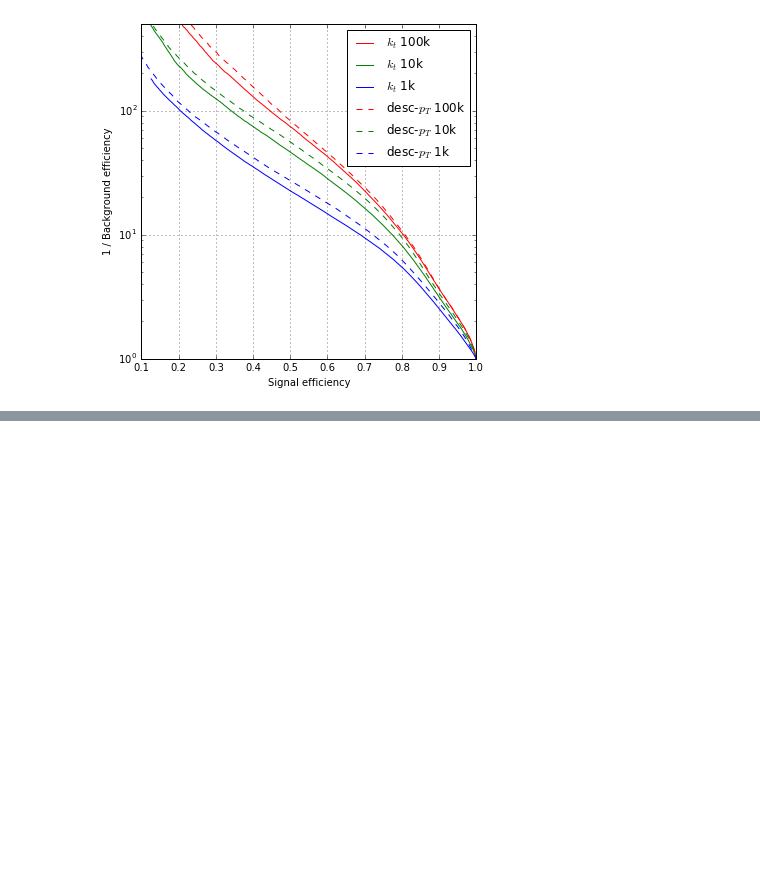
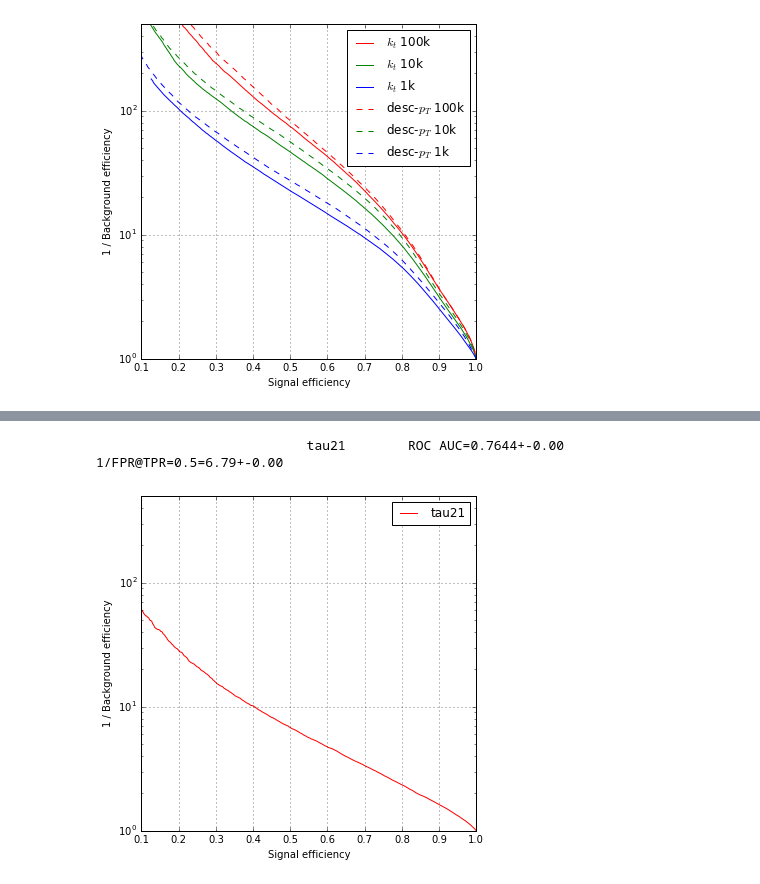
Before and after one commit to glouppe/recnn, a Jupyter notebook: notebooks/jet-study-2.ipynb, the cells around one changed output, grey strips where cells are left out. Cells and saved outputs as stored; diff of their text form; code cells hidden in the pictures; blank space fills up the shorter version.

```diff
--- a/notebooks/jet-study-2.ipynb
+++ b/notebooks/jet-study-2.ipynb
@@ -945,0 +1003,43 @@ plot_show()
+# %%
+tau21 = np.concatenate((signal_tau21, bkg_tau21))
+pts = np.concatenate((signal_pt, bkg_pt))
+masss = np.concatenate((signal_mass, bkg_mass))
+y = np.concatenate((np.ones(len(signal_tau21)), np.zeros(len(bkg_tau21))))
+w = np.zeros(len(X))
+
+pdf, edges = np.histogram(pts[y == 0], density=True, range=[250, 300], bins=50)
+indices = np.searchsorted(edges, pts[y == 0]) - 1
+inv_w = 1. / pdf[indices]
+inv_w /= inv_w.sum()
+w[y==0] = inv_w
+
+pdf, edges = np.histogram(pts[y == 1], density=True, range=[250, 300], bins=50)
+indices = np.searchsorted(edges, pts[y == 1]) - 1
+inv_w = 1. / pdf[indices]
+inv_w /= inv_w.sum()
+w[y==1] = inv_w
+# %%
+def evaluate_models(X, y, w):
+    rocs = []
+    fprs = []
+    tprs = []
+
+    y_pred = X
+
+    # Roc
+    rocs.append(roc_auc_score(y, y_pred, sample_weight=w))
+    fpr, tpr, _ = roc_curve(y, y_pred, sample_weight=w)
+
+    fprs.append(fpr)
+    tprs.append(tpr)
+
+    return rocs, fprs, tprs
+
+r, f, t = evaluate_models(-tau21, y, w)
+plot_rocs(r, f, t, label="tau21")
+report_score(r, f, t, label="tau21")
+
+plot_show()
+# %% [output]
+                           tau21        ROC AUC=0.7644+-0.00    1/FPR@TPR=0.5=6.79+-0.00
+[figure, added]
```
Also changed, not shown: parts of 7 cells of this notebook.
